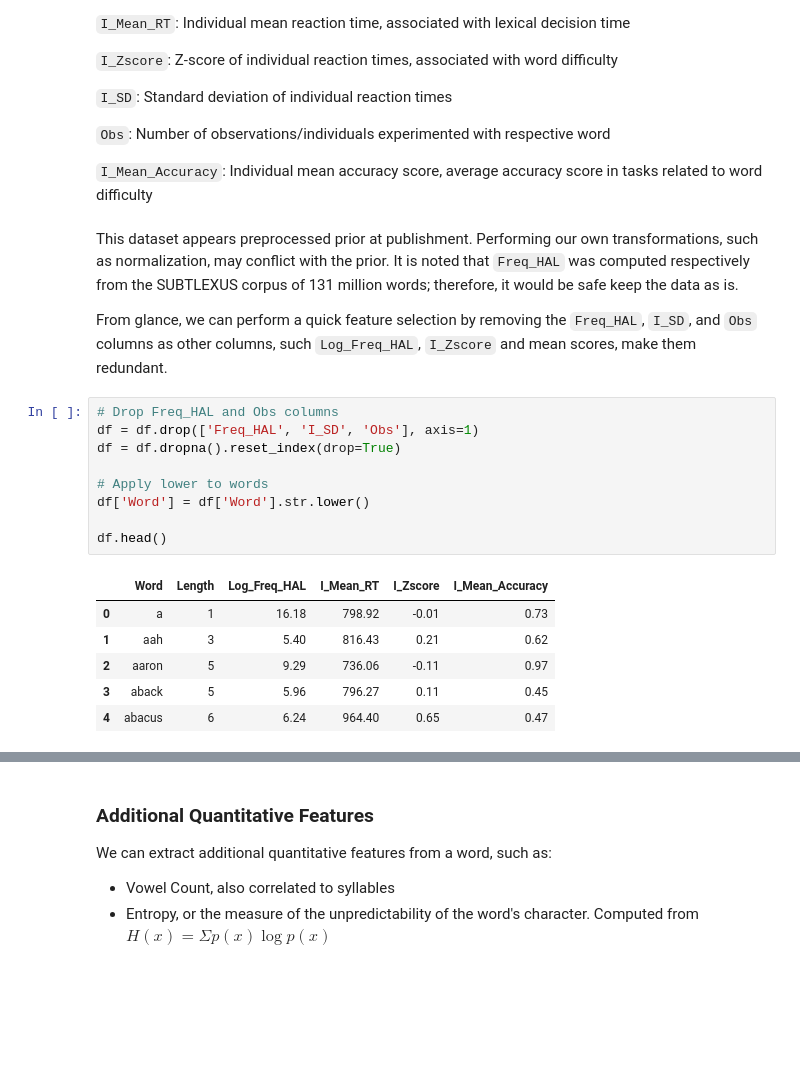
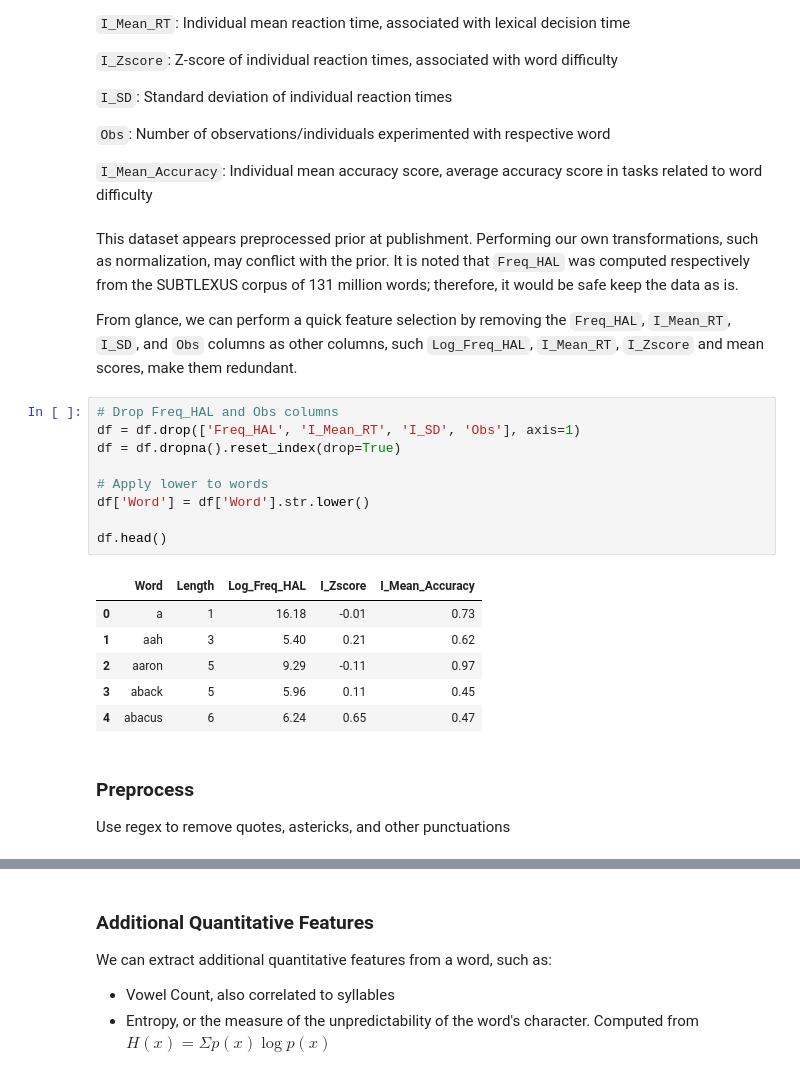
Before and after one commit to e7song/COGS118B_WI24_Final_Project, a Jupyter notebook: scratch/feature_engineering.ipynb, the cells around one changed output, grey strips where cells are left out. Drawn from its saved outputs; the diff is of its cells as text; blank space fills up the shorter version.

```diff
--- a/scratch/feature_engineering.ipynb
+++ b/scratch/feature_engineering.ipynb
@@ -57,20 +58,24 @@ df.head()
 # %% [markdown]
 This dataset appears preprocessed prior at publishment. Performing our own transformations, such as normalization, may conflict with the prior. It is noted that `Freq_HAL` was computed respectively from the SUBTLEXUS corpus of 131 million words; therefore, it would be safe keep the data as is.
 
-From glance, we can perform a quick feature selection by removing the `Freq_HAL`, `I_SD`, and `Obs` columns as other columns, such `Log_Freq_HAL`, `I_Zscore` and mean scores, make them redundant.
+From glance, we can perform a quick feature selection by removing the `Freq_HAL`, `I_Mean_RT`, `I_SD`, and `Obs` columns as other columns, such `Log_Freq_HAL`, `I_Mean_RT`, `I_Zscore` and mean scores, make them redundant.
 # %%
 # Drop Freq_HAL and Obs columns
-df = df.drop(['Freq_HAL', 'I_SD', 'Obs'], axis=1)
+df = df.drop(['Freq_HAL', 'I_Mean_RT', 'I_SD', 'Obs'], axis=1)
 df = df.dropna().reset_index(drop=True)
 
 # Apply lower to words
 df['Word'] = df['Word'].str.lower()
 
 df.head()
 # %% [output]
-|  | Word | Length | Log_Freq_HAL | I_Mean_RT | I_Zscore | I_Mean_Accuracy |
-| 0 | a | 1 | 16.18 | 798.92 | -0.01 | 0.73 |
-| 1 | aah | 3 | 5.40 | 816.43 | 0.21 | 0.62 |
-| 2 | aaron | 5 | 9.29 | 736.06 | -0.11 | 0.97 |
-| 3 | aback | 5 | 5.96 | 796.27 | 0.11 | 0.45 |
-| 4 | abacus | 6 | 6.24 | 964.40 | 0.65 | 0.47 |
+|  | Word | Length | Log_Freq_HAL | I_Zscore | I_Mean_Accuracy |
+| 0 | a | 1 | 16.18 | -0.01 | 0.73 |
+| 1 | aah | 3 | 5.40 | 0.21 | 0.62 |
+| 2 | aaron | 5 | 9.29 | -0.11 | 0.97 |
+| 3 | aback | 5 | 5.96 | 0.11 | 0.45 |
+| 4 | abacus | 6 | 6.24 | 0.65 | 0.47 |
+# %% [markdown]
+### Preprocess
+
+Use regex to remove quotes, astericks, and other punctuations
```
Also changed, not shown: parts of 3 cells of this notebook, 3 other files.
